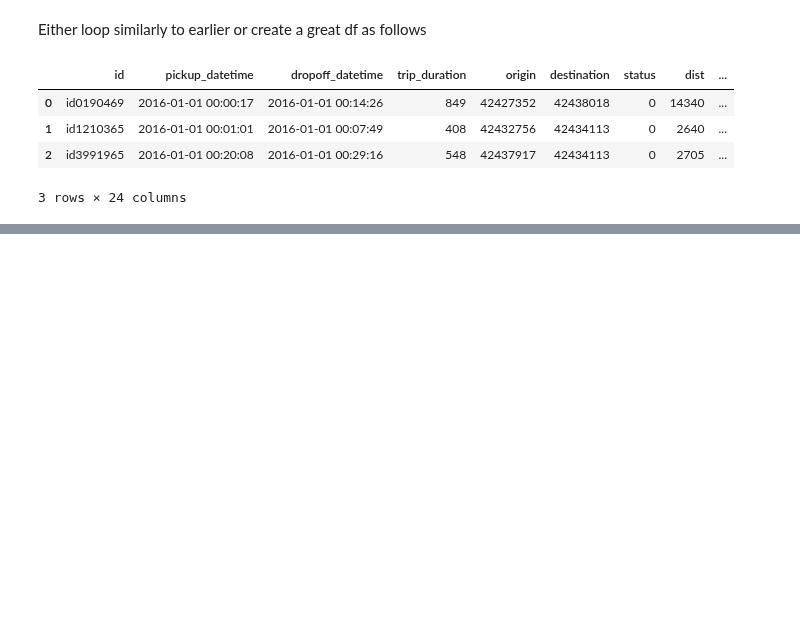
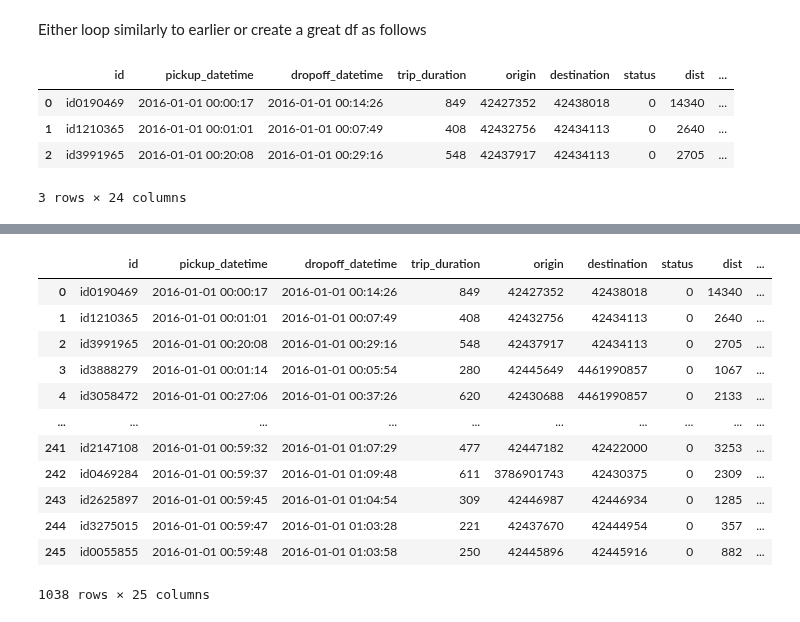
Before and after one commit to OlhaShulikaUJ/ExMAS-plotting, a Jupyter notebook: Adding_hexagons.ipynb, the cells around one changed output, grey strips where cells are left out. Cells and saved outputs as stored; diff of their text form; code cells hidden in the pictures; blank space fills up the shorter version.

```diff
--- a/Adding_hexagons.ipynb
+++ b/Adding_hexagons.ipynb
@@ -101,0 +111,20 @@ len(concatenated_data)
+# %%
+# add hexagon column to the DataFrame
+df = concatenated_data
+zoning_level = 9
+df['h3_address'] = df.apply(lambda row: h3.geo_to_h3(row.y_org, row.x_org, zoning_level), axis=1)
+df
+# %% [output]
+|  | id | pickup_datetime | dropoff_datetime | trip_duration | origin | destination | status | dist | ... |
+| 0 | id0190469 | 2016-01-01 00:00:17 | 2016-01-01 00:14:26 | 849 | 42427352 | 42438018 | 0 | 14340 | ... |
+| 1 | id1210365 | 2016-01-01 00:01:01 | 2016-01-01 00:07:49 | 408 | 42432756 | 42434113 | 0 | 2640 | ... |
+| 2 | id3991965 | 2016-01-01 00:20:08 | 2016-01-01 00:29:16 | 548 | 42437917 | 42434113 | 0 | 2705 | ... |
+| 3 | id3888279 | 2016-01-01 00:01:14 | 2016-01-01 00:05:54 | 280 | 42445649 | 4461990857 | 0 | 1067 | ... |
+| 4 | id3058472 | 2016-01-01 00:27:06 | 2016-01-01 00:37:26 | 620 | 42430688 | 4461990857 | 0 | 2133 | ... |
+| ... | ... | ... | ... | ... | ... | ... | ... | ... | ... |
+| 241 | id2147108 | 2016-01-01 00:59:32 | 2016-01-01 01:07:29 | 477 | 42447182 | 42422000 | 0 | 3253 | ... |
+| 242 | id0469284 | 2016-01-01 00:59:37 | 2016-01-01 01:09:48 | 611 | 3786901743 | 42430375 | 0 | 2309 | ... |
+| 243 | id2625897 | 2016-01-01 00:59:45 | 2016-01-01 01:04:54 | 309 | 42446987 | 42446934 | 0 | 1285 | ... |
+| 244 | id3275015 | 2016-01-01 00:59:47 | 2016-01-01 01:03:28 | 221 | 42437670 | 42444954 | 0 | 357 | ... |
+| 245 | id0055855 | 2016-01-01 00:59:48 | 2016-01-01 01:03:58 | 250 | 42445896 | 42445916 | 0 | 882 | ... |
+1038 rows × 25 columns
```
Also changed, not shown: parts of 10 cells of this notebook.
